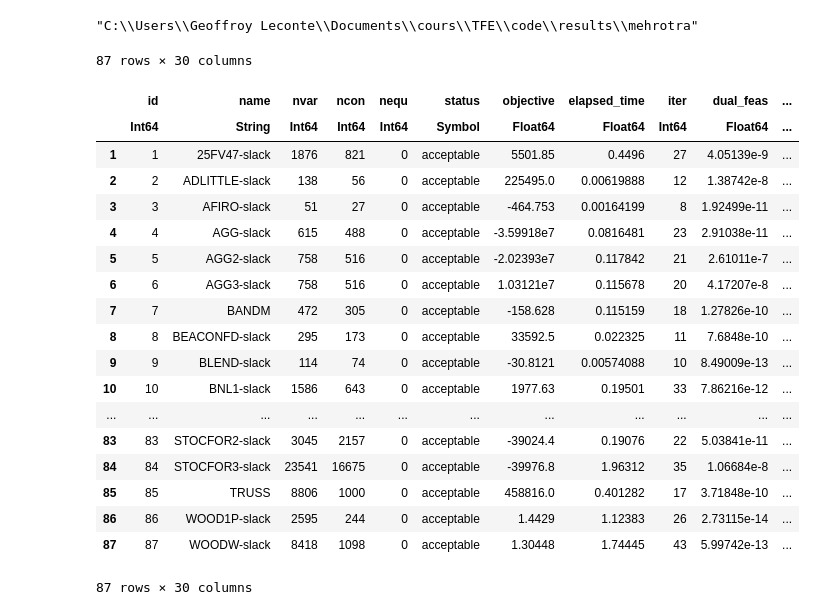
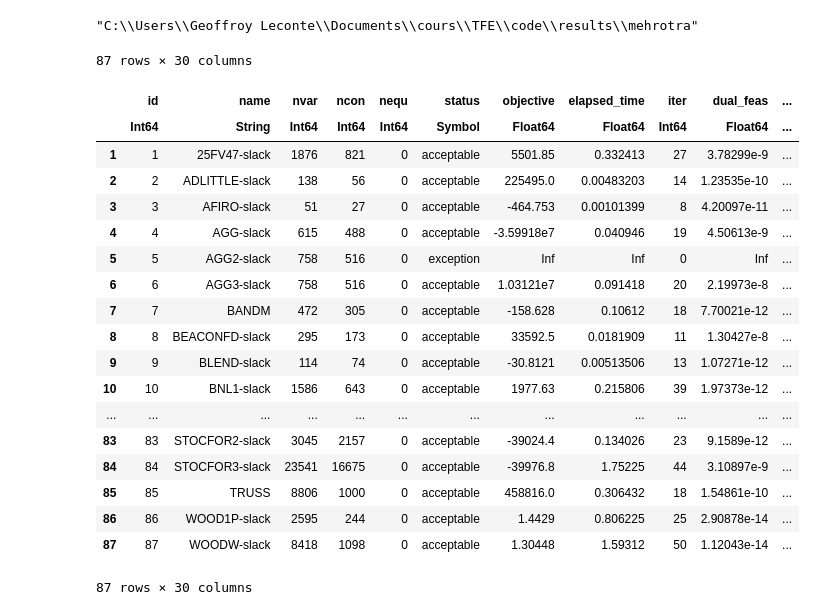
Before and after one commit to geoffroyleconte/StageOptim, a Jupyter notebook: Mehrotra_bounds_x.ipynb, the cells around one changed output. Saved outputs shown, nothing was run; the diff lists cells and outputs as text; code cells hidden in the pictures.

```diff
--- a/Mehrotra_bounds_x.ipynb
+++ b/Mehrotra_bounds_x.ipynb
@@ -1200,30 +1114,31 @@ res_path = "C:\\Users\\Geoffroy Leconte\\Documents\\cours\\TFE\\code\\results\\m
 # %% [output]
 "C:\\Users\\Geoffroy Leconte\\Documents\\cours\\TFE\\code\\results\\mehrotra"
 # %%
-file = jldopen(string(res_path, "\\mehrotra_ldlt2.jld2"), "r")
+# with LDLFactorization
+file = jldopen(string(res_path, "\\mehrotra_ldl1.jld2"), "r")
 withenv("COLUMNS" => 600, "LINES" => 200) do
     display(file["stats"])
 end
 
 close(file)
 # %% [output]
 87 rows × 30 columns
 |  | id | name | nvar | ncon | nequ | status | objective | elapsed_time | iter | dual_feas | ... |
 |  | Int64 | String | Int64 | Int64 | Int64 | Symbol | Float64 | Float64 | Int64 | Float64 | ... |
-| 1 | 1 | 25FV47-slack | 1876 | 821 | 0 | acceptable | 5501.85 | 0.4496 | 27 | 4.05139e-9 | ... |
-| 2 | 2 | ADLITTLE-slack | 138 | 56 | 0 | acceptable | 225495.0 | 0.00619888 | 12 | 1.38742e-8 | ... |
-| 3 | 3 | AFIRO-slack | 51 | 27 | 0 | acceptable | -464.753 | 0.00164199 | 8 | 1.92499e-11 | ... |
-| 4 | 4 | AGG-slack | 615 | 488 | 0 | acceptable | -3.59918e7 | 0.0816481 | 23 | 2.91038e-11 | ... |
-| 5 | 5 | AGG2-slack | 758 | 516 | 0 | acceptable | -2.02393e7 | 0.117842 | 21 | 2.61011e-7 | ... |
-| 6 | 6 | AGG3-slack | 758 | 516 | 0 | acceptable | 1.03121e7 | 0.115678 | 20 | 4.17207e-8 | ... |
-| 7 | 7 | BANDM | 472 | 305 | 0 | acceptable | -158.628 | 0.115159 | 18 | 1.27826e-10 | ... |
-| 8 | 8 | BEACONFD-slack | 295 | 173 | 0 | acceptable | 33592.5 | 0.022325 | 11 | 7.6848e-10 | ... |
-| 9 | 9 | BLEND-slack | 114 | 74 | 0 | acceptable | -30.8121 | 0.00574088 | 10 | 8.49009e-13 | ... |
-| 10 | 10 | BNL1-slack | 1586 | 643 | 0 | acceptable | 1977.63 | 0.19501 | 33 | 7.86216e-12 | ... |
+| 1 | 1 | 25FV47-slack | 1876 | 821 | 0 | acceptable | 5501.85 | 0.332413 | 27 | 3.78299e-9 | ... |
+| 2 | 2 | ADLITTLE-slack | 138 | 56 | 0 | acceptable | 225495.0 | 0.00483203 | 14 | 1.23535e-10 | ... |
+| 3 | 3 | AFIRO-slack | 51 | 27 | 0 | acceptable | -464.753 | 0.00101399 | 8 | 4.20097e-11 | ... |
+| 4 | 4 | AGG-slack | 615 | 488 | 0 | acceptable | -3.59918e7 | 0.040946 | 19 | 4.50613e-9 | ... |
+| 5 | 5 | AGG2-slack | 758 | 516 | 0 | exception | Inf | Inf | 0 | Inf | ... |
+| 6 | 6 | AGG3-slack | 758 | 516 | 0 | acceptable | 1.03121e7 | 0.091418 | 20 | 2.19973e-8 | ... |
+| 7 | 7 | BANDM | 472 | 305 | 0 | acceptable | -158.628 | 0.10612 | 18 | 7.70021e-12 | ... |
+| 8 | 8 | BEACONFD-slack | 295 | 173 | 0 | acceptable | 33592.5 | 0.0181909 | 11 | 1.30427e-8 | ... |
+| 9 | 9 | BLEND-slack | 114 | 74 | 0 | acceptable | -30.8121 | 0.00513506 | 13 | 1.07271e-12 | ... |
+| 10 | 10 | BNL1-slack | 1586 | 643 | 0 | acceptable | 1977.63 | 0.215806 | 39 | 1.97373e-12 | ... |
 | ... | ... | ... | ... | ... | ... | ... | ... | ... | ... | ... | ... |
-| 83 | 83 | STOCFOR2-slack | 3045 | 2157 | 0 | acceptable | -39024.4 | 0.19076 | 22 | 5.03841e-11 | ... |
-| 84 | 84 | STOCFOR3-slack | 23541 | 16675 | 0 | acceptable | -39976.8 | 1.96312 | 35 | 1.06684e-8 | ... |
-| 85 | 85 | TRUSS | 8806 | 1000 | 0 | acceptable | 458816.0 | 0.401282 | 17 | 3.71848e-10 | ... |
-| 86 | 86 | WOOD1P-slack | 2595 | 244 | 0 | acceptable | 1.4429 | 1.12383 | 26 | 2.73115e-14 | ... |
-| 87 | 87 | WOODW-slack | 8418 | 1098 | 0 | acceptable | 1.30448 | 1.74445 | 43 | 5.99742e-13 | ... |
+| 83 | 83 | STOCFOR2-slack | 3045 | 2157 | 0 | acceptable | -39024.4 | 0.134026 | 23 | 9.1589e-12 | ... |
+| 84 | 84 | STOCFOR3-slack | 23541 | 16675 | 0 | acceptable | -39976.8 | 1.75225 | 44 | 3.10897e-9 | ... |
+| 85 | 85 | TRUSS | 8806 | 1000 | 0 | acceptable | 458816.0 | 0.306432 | 18 | 1.54861e-10 | ... |
+| 86 | 86 | WOOD1P-slack | 2595 | 244 | 0 | acceptable | 1.4429 | 0.806225 | 25 | 2.90878e-14 | ... |
+| 87 | 87 | WOODW-slack | 8418 | 1098 | 0 | acceptable | 1.30448 | 1.59312 | 50 | 1.12043e-14 | ... |
 # %%
```
Also changed, not shown: parts of 24 cells of this notebook, 1 other file.
